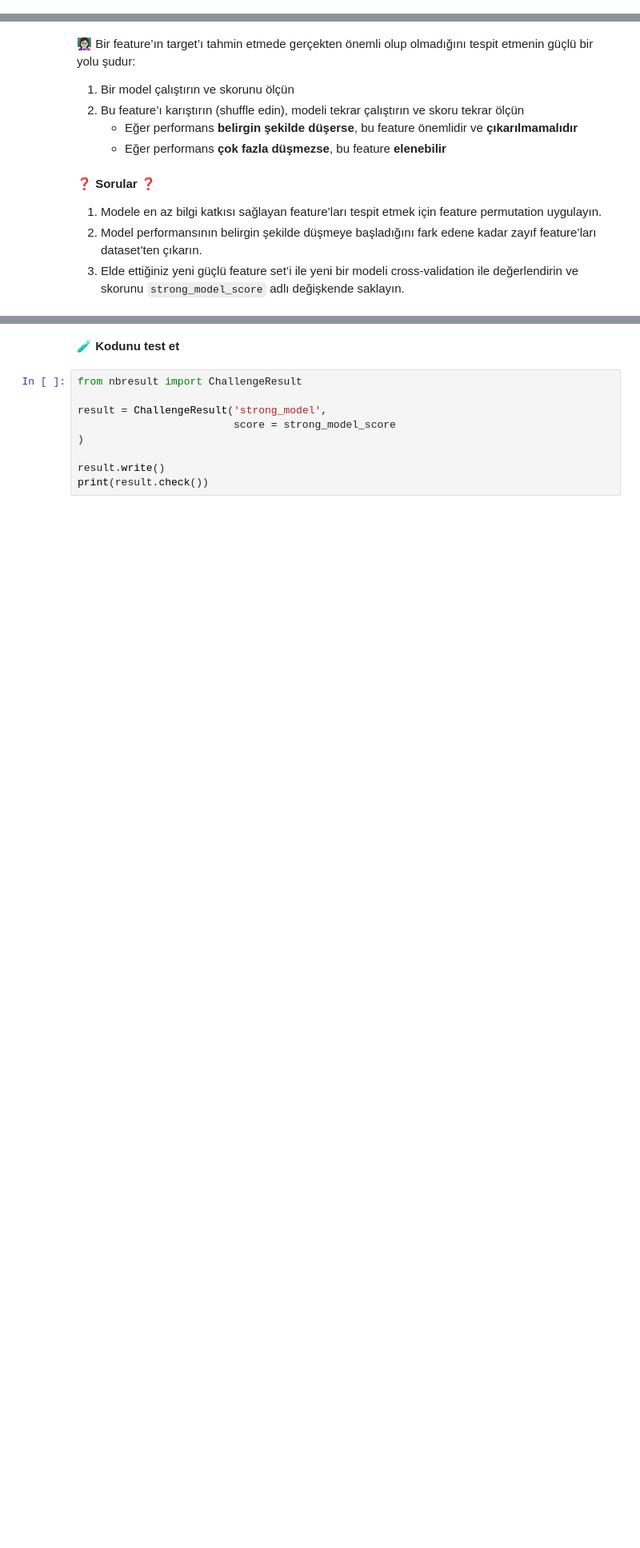
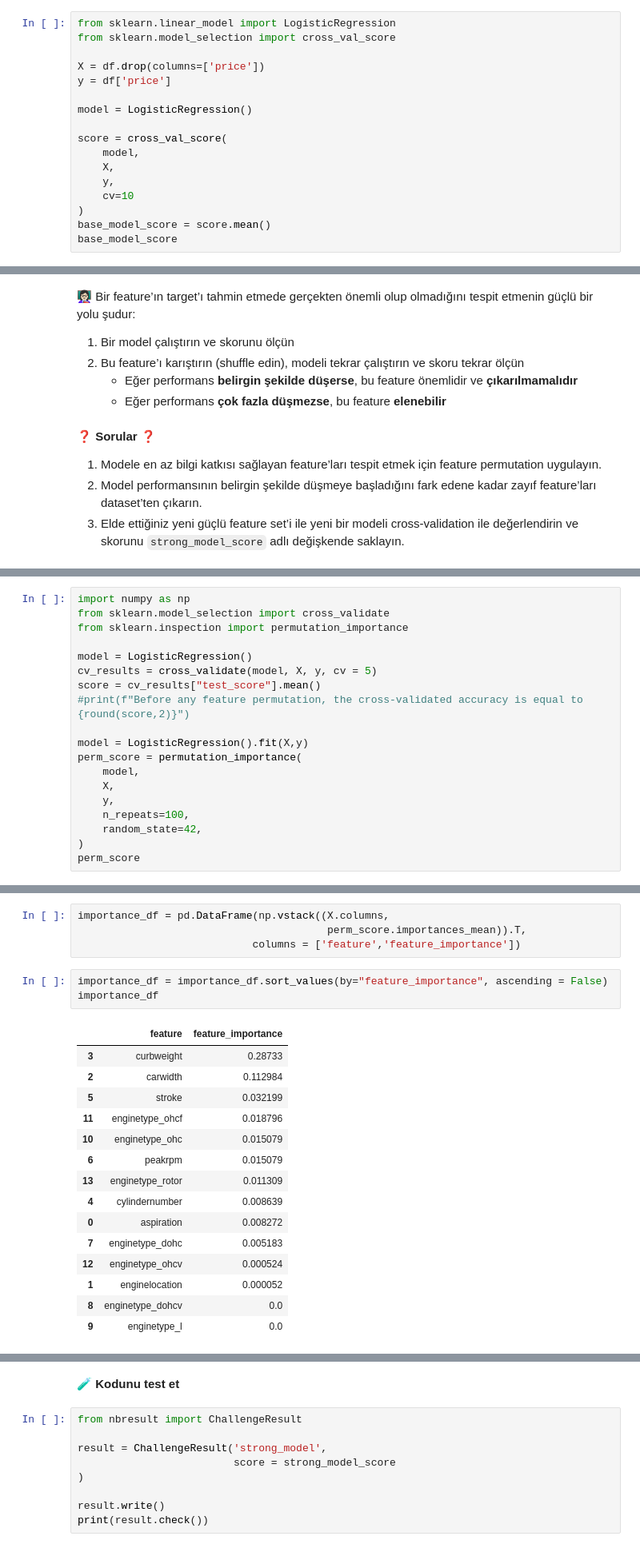
Before and after one commit to mertkaantopuz/S16D2-S-Data-car-prices, a Jupyter notebook: Car-Prices.ipynb, the cells around one changed output, grey strips where cells are left out. Shown at 80% size. Drawn from its saved outputs; the diff is of its cells as text; blank space fills up the shorter version.

Commit message:
Completed strong_model step

```diff
--- a/Car-Prices.ipynb
+++ b/Car-Prices.ipynb
@@ -599,0 +603,17 @@ git push origin master
+# %%
+from sklearn.linear_model import LogisticRegression
+from sklearn.model_selection import cross_val_score
+
+X = df.drop(columns=['price'])
+y = df['price']
+
+model = LogisticRegression()
+
+score = cross_val_score(
+    model,
+    X,
+    y,
+    cv=10
+)
+base_model_score = score.mean()
+base_model_score
@@ -629,0 +668,19 @@ NameError: name 'base_model_score' is not defined
+# %%
+import numpy as np
+from sklearn.model_selection import cross_validate
+from sklearn.inspection import permutation_importance
+
+model = LogisticRegression()
+cv_results = cross_validate(model, X, y, cv = 5)
+score = cv_results["test_score"].mean()
+#print(f"Before any feature permutation, the cross-validated accuracy is equal to {round(score,2)}")
+
+model = LogisticRegression().fit(X,y)
+perm_score = permutation_importance(
+    model,
+    X,
+    y,
+    n_repeats=100,
+    random_state=42,
+)
+perm_score
@@ -629,0 +708,23 @@ NameError: name 'base_model_score' is not defined
+# %%
+importance_df = pd.DataFrame(np.vstack((X.columns,
+                                        perm_score.importances_mean)).T,
+                            columns = ['feature','feature_importance'])
+# %%
+importance_df = importance_df.sort_values(by="feature_importance", ascending = False)
+importance_df
+# %% [output]
+|  | feature | feature_importance |
+| 3 | curbweight | 0.28733 |
+| 2 | carwidth | 0.112984 |
+| 5 | stroke | 0.032199 |
+| 11 | enginetype_ohcf | 0.018796 |
+| 10 | enginetype_ohc | 0.015079 |
+| 6 | peakrpm | 0.015079 |
+| 13 | enginetype_rotor | 0.011309 |
+| 4 | cylindernumber | 0.008639 |
+| 0 | aspiration | 0.008272 |
+| 7 | enginetype_dohc | 0.005183 |
+| 12 | enginetype_ohcv | 0.000524 |
+| 1 | enginelocation | 0.000052 |
+| 8 | enginetype_dohcv | 0.0 |
+| 9 | enginetype_l | 0.0 |
```
Also changed, not shown: parts of 11 cells of this notebook, 2 other files.
